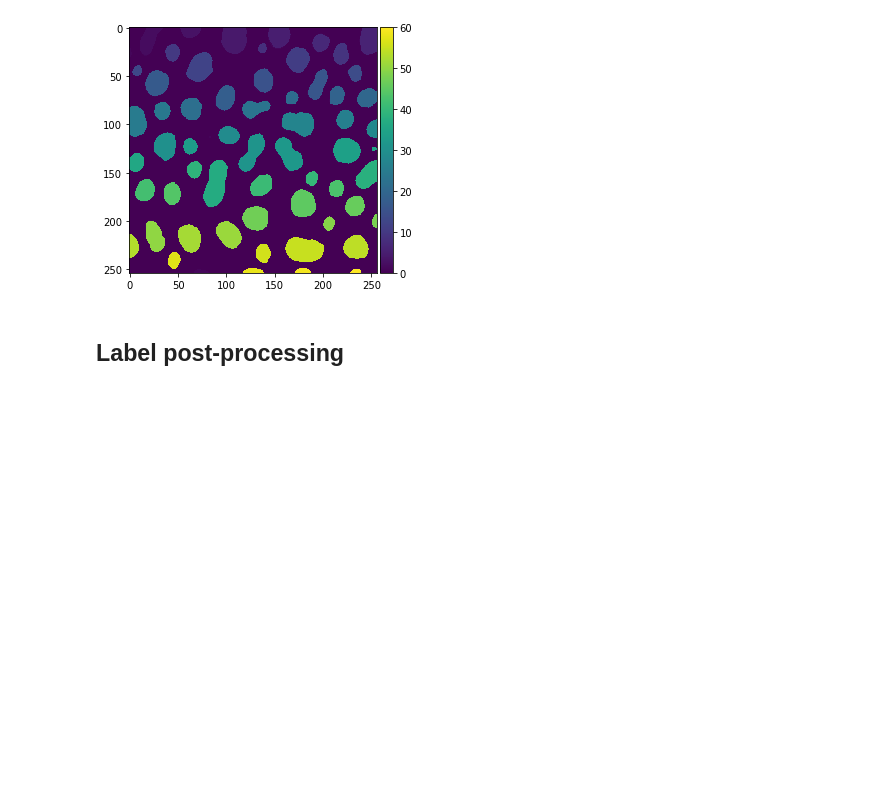
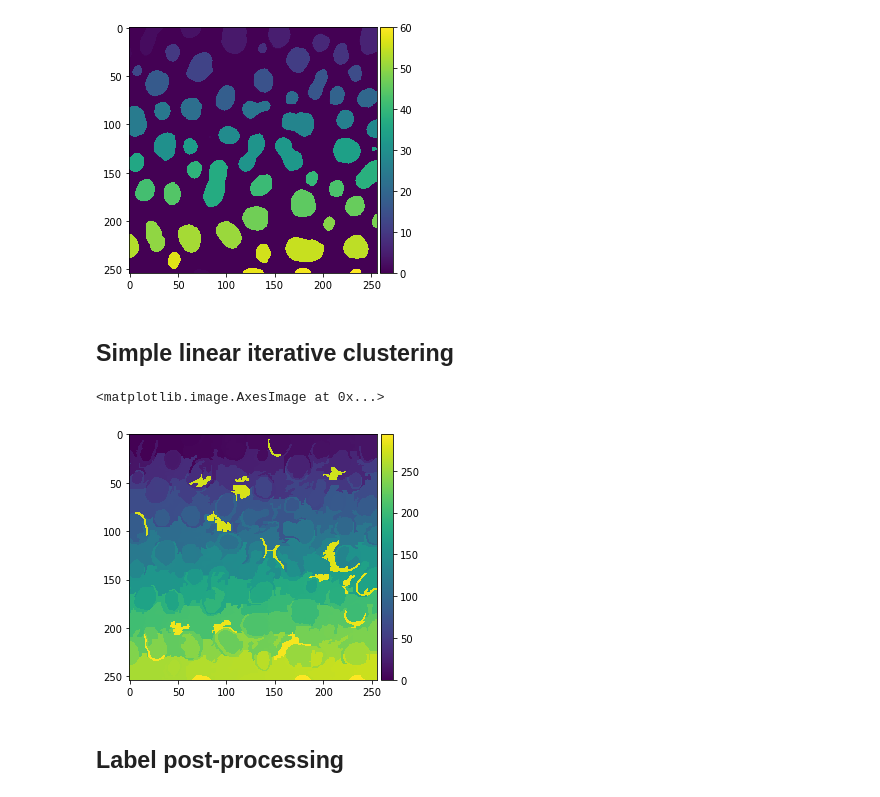
Before and after one commit to haesleinhuepf/napari-simpleitk-image-processing, a Jupyter notebook: docs/demo.ipynb, the cells around one changed output. Saved outputs shown, nothing was run; the diff lists cells and outputs as text; code cells hidden in the pictures; blank space fills up the shorter version.

```diff
--- a/docs/demo.ipynb
+++ b/docs/demo.ipynb
@@ -78,6 +79,14 @@ imshow(labels)
 # %% [output]
 <matplotlib.image.AxesImage at 0x...>
 [figure]
+# %% [markdown]
+## Simple linear iterative clustering
+# %%
+from napari_simpleitk_image_processing import simple_linear_iterative_clustering
+imshow(simple_linear_iterative_clustering(blobs, grid_size_x=15, grid_size_y=15))
+# %% [output]
+<matplotlib.image.AxesImage at 0x...>
+[figure, added]
 # %% [markdown]
 ## Label post-processing
 # %%
```
Also changed, not shown: parts of 8 cells of this notebook.
